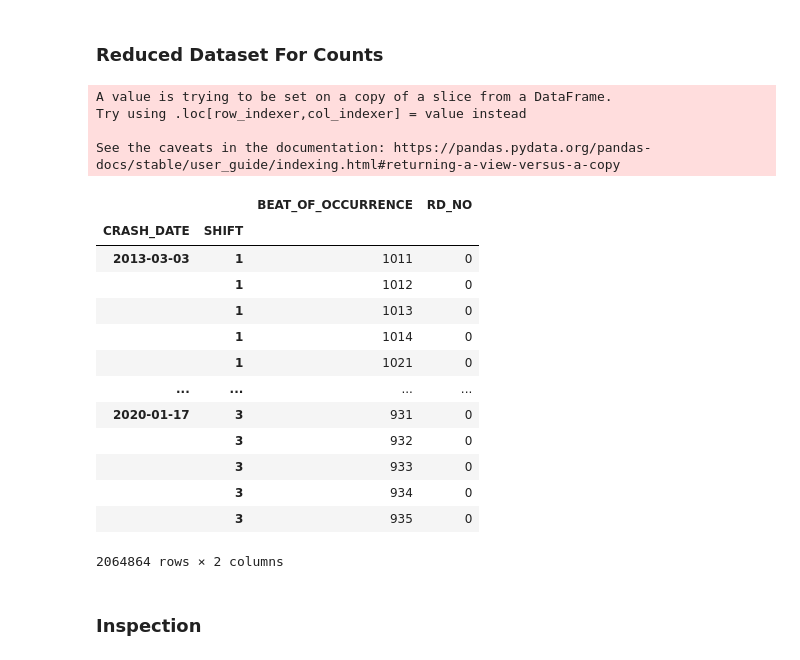
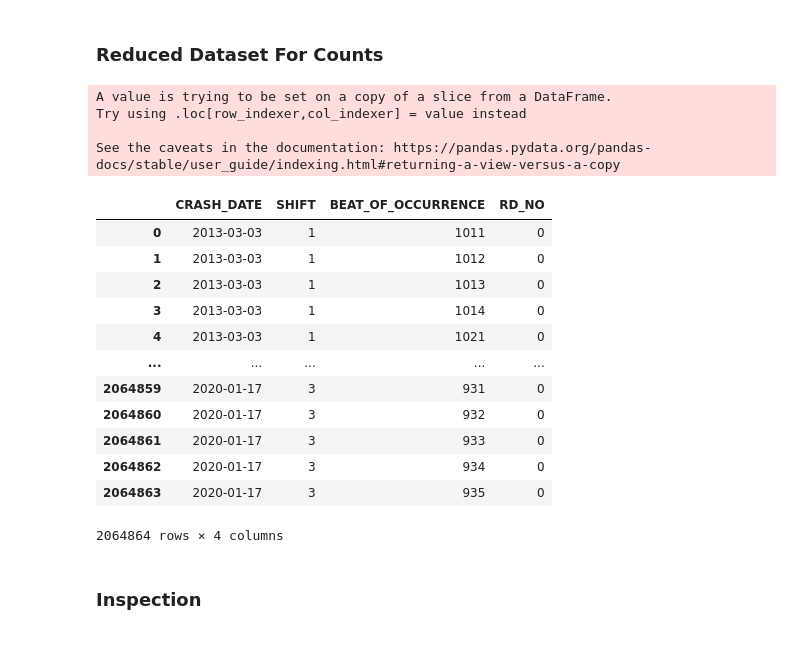
Before and after one commit to KThompson0308/Chicago-Traffic-Analysis, a Jupyter notebook: notebooks/kevin/classificationlab.ipynb, the cells around one changed output. Drawn from its saved outputs; the diff is of its cells as text; code cells hidden in the pictures.

```diff
--- a/notebooks/kevin/classificationlab.ipynb
+++ b/notebooks/kevin/classificationlab.ipynb
@@ -115,37 +115,36 @@ data.head(3)
 # %%
 # dataset used for HMM
 data_reduced = data[['RD_NO', 'CRASH_DATE', 'CRASH_HOUR', 'BEAT_OF_OCCURRENCE']]
 
 # Get Shift The Accident Occurred On
 shifts = dict.fromkeys(list((range(0,7)))+[22, 23], 1)
 shifts.update(dict.fromkeys(list(range(7, 15)), 2))
 shifts.update(dict.fromkeys(list(range(15, 22)),3))
 data_reduced['SHIFT'] = data['CRASH_HOUR'].map(shifts)
 data_reduced = data_reduced.drop('CRASH_HOUR', axis=1)
 
 # Resample Time Series
 data_reduced = data_reduced.groupby([pd.Grouper(key='CRASH_DATE', freq='D'), 'SHIFT', 'BEAT_OF_OCCURRENCE']).agg({'RD_NO': 'size'})
-data_reduced = data_reduced.reset_index().set_index(['CRASH_DATE', 'SHIFT'])
+data_reduced = data_reduced.reset_index()
 data_reduced
 # %% [output]
 A value is trying to be set on a copy of a slice from a DataFrame.
 Try using .loc[row_indexer,col_indexer] = value instead
 
 See the caveats in the documentation: https://pandas.pydata.org/pandas-docs/stable/user_guide/indexing.html#returning-a-view-versus-a-copy
-|  |  | BEAT_OF_OCCURRENCE | RD_NO |
-| CRASH_DATE | SHIFT |  |  |
-| 2013-03-03 | 1 | 1011 | 0 |
-|  | 1 | 1012 | 0 |
-|  | 1 | 1013 | 0 |
-|  | 1 | 1014 | 0 |
-|  | 1 | 1021 | 0 |
-| ... | ... | ... | ... |
-| 2020-01-17 | 3 | 931 | 0 |
-|  | 3 | 932 | 0 |
-|  | 3 | 933 | 0 |
-|  | 3 | 934 | 0 |
-|  | 3 | 935 | 0 |
+|  | CRASH_DATE | SHIFT | BEAT_OF_OCCURRENCE | RD_NO |
+| 0 | 2013-03-03 | 1 | 1011 | 0 |
+| 1 | 2013-03-03 | 1 | 1012 | 0 |
+| 2 | 2013-03-03 | 1 | 1013 | 0 |
+| 3 | 2013-03-03 | 1 | 1014 | 0 |
+| 4 | 2013-03-03 | 1 | 1021 | 0 |
+| ... | ... | ... | ... | ... |
+| 2064859 | 2020-01-17 | 3 | 931 | 0 |
+| 2064860 | 2020-01-17 | 3 | 932 | 0 |
+| 2064861 | 2020-01-17 | 3 | 933 | 0 |
+| 2064862 | 2020-01-17 | 3 | 934 | 0 |
+| 2064863 | 2020-01-17 | 3 | 935 | 0 |
-2064864 rows × 2 columns
+2064864 rows × 4 columns
 # %% [markdown]
 ### Inspection <a name='firstpass'></a>
 # %% [markdown]
```
Also changed, not shown: parts of 2 cells of this notebook, 3 other files.
